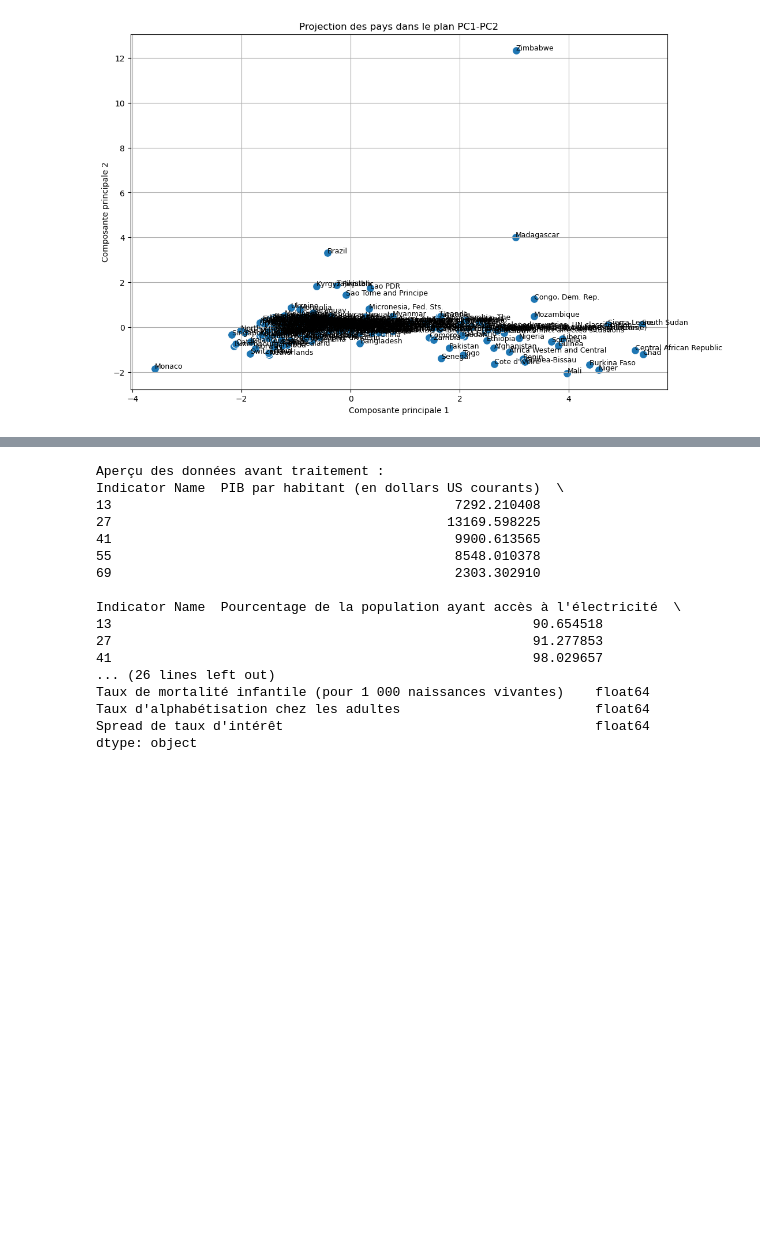
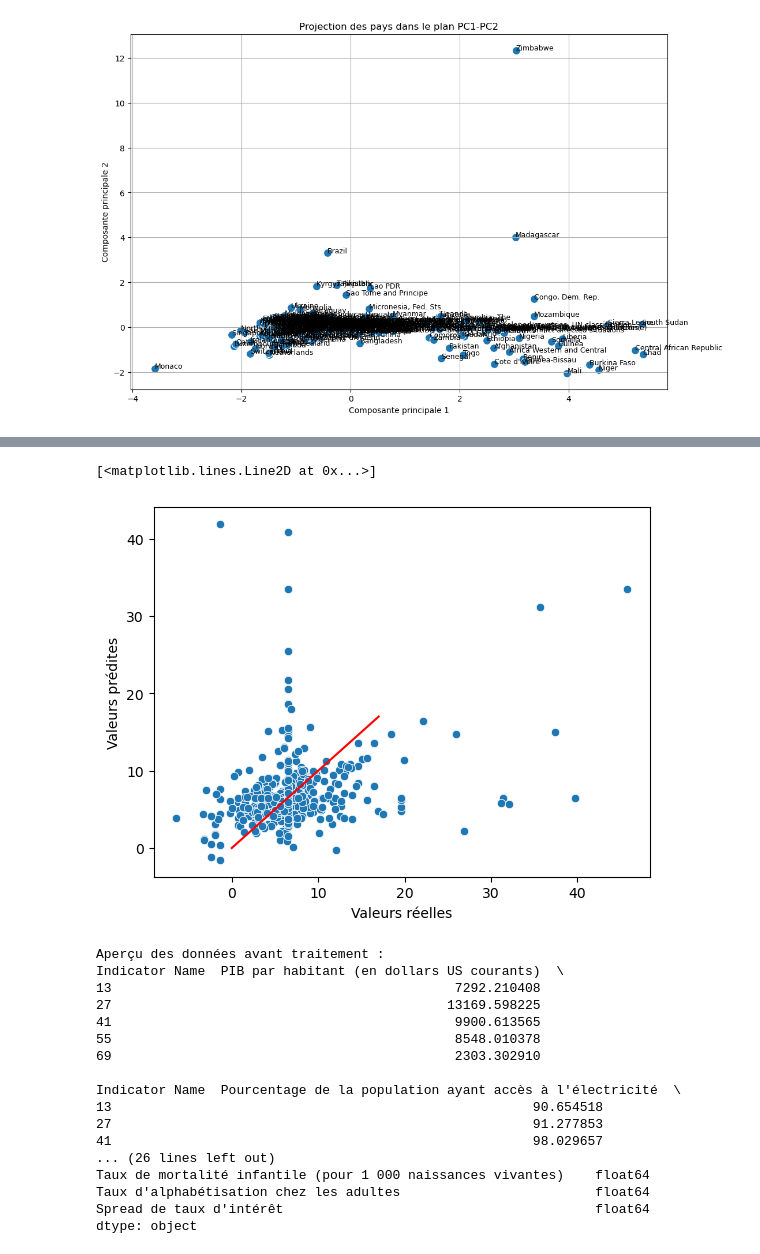
Before and after one commit to kevanjaber/projet-python, a Jupyter notebook: projet-python/projet_notebook.ipynb, the cells around one changed output, grey strips where cells are left out. Saved outputs shown, nothing was run; the diff lists cells and outputs as text; code cells hidden in the pictures; blank space fills up the shorter version.

Commit message:
ajout file

```diff
--- a/projet-python/projet_notebook.ipynb
+++ b/projet-python/projet_notebook.ipynb
@@ -489,3 +489,72 @@ plt.show()
 # %% [output]
 [figure]
 [figure]
+# %%
+# Ségrégation des données
+# Séparer la cible de prédiction (Y) des prédicteurs (X)
+# Séparation du jeu de données en train et test pour les prédicteurs (X) et la cible de prédiction (Y)
+
+print(data_pivot)
+Y=data_pivot.iloc[:,5]
+print(Y)
+print(data_pivot.shape)
+
+# Assigner la colonne/variable de la cible de prédiction à Y
+
+# Assigner les prédicteurs à X en supprimant la colonne/variable cible
+# Supprimer les colonnes avec des variables non numériques (Country code, Country name, Region, Year) et la colonne à prédire (Spread de taux d'intérêt)
+colonnes_a_supprimer = data_pivot.columns[[0, 1, 2, 5, 8]]
+
+# Supprimer ces colonnes
+X = data_pivot.drop(columns=colonnes_a_supprimer)
+
+# Vérification
+print(X.head())
+
+# Séparation du jeu de données en train et test
+
+# Nous utilisons la fonction du package sklearn pour diviser le jeu de données en jeu d'entraînement et jeu de test
+from sklearn.model_selection import train_test_split
+
+# test_size : si float, il doit être entre 0.0 et 1.0 et représenter la proportion du jeu de données à inclure dans le jeu de test
+# random_state : contrôle le mélange appliqué aux données avant de faire la séparation
+Xtrain, Xtest, Ytrain, Ytest = train_test_split(X, Y, test_size=0.2, random_state=42)
+
+Xtrain.info()
+
+# Plutôt que de mettre en œuvre KNN à la main comme dans la dernière session, nous utilisons simplement le régressseur KNN existant de sklearn
+
+# Importation du régressseur KNN depuis le package sklearn
+from sklearn.neighbors import KNeighborsRegressor
+
+# Définir le modèle
+# Note : nous devons décider du nombre de voisins (k) et nous apprendrons comment trouver le meilleur k dans la prochaine session.
+KNN = KNeighborsRegressor(n_neighbors=3)
+
+# Entraîner le modèle avec les données d'entraînement
+KNN.fit(Xtrain, Ytrain)
+
+### Évaluation du modèle
+## Prédire sur le jeu de test donné le modèle entraîné
+
+# Retourner les valeurs prédites pour les cas dans le jeu de test
+Y_pred_KNN = KNN.predict(Xtest)
+Y_pred_KNN
+
+
+#Calcul du R2
+r_squared = KNN.score(Xtest, Ytest)
+print("R carré :", r_squared)
+
+# Visualisation des prédictions vs. la vérité
+import seaborn as sns
+
+# Tracer un nuage de points entre les valeurs réelles et les notes prédites
+fig = sns.scatterplot(x = Ytest, y = Y_pred_KNN)
+
+# Réétiqueter la figure
+fig.set(xlabel='Valeurs réelles', ylabel = 'Valeurs prédites')
+
+# Ajouter une ligne diagonale représentant la prédiction parfaite
+fig.plot([0, 17], [0, 17], '-r')
+# %% [output]
@@ -492,3 +578,5 @@ plt.show()
+[<matplotlib.lines.Line2D at 0x...>]
+[figure, added]
 # %%
 import pandas as pd
 from sklearn.cluster import KMeans
```
Also changed, not shown: parts of 1 cell of this notebook.
